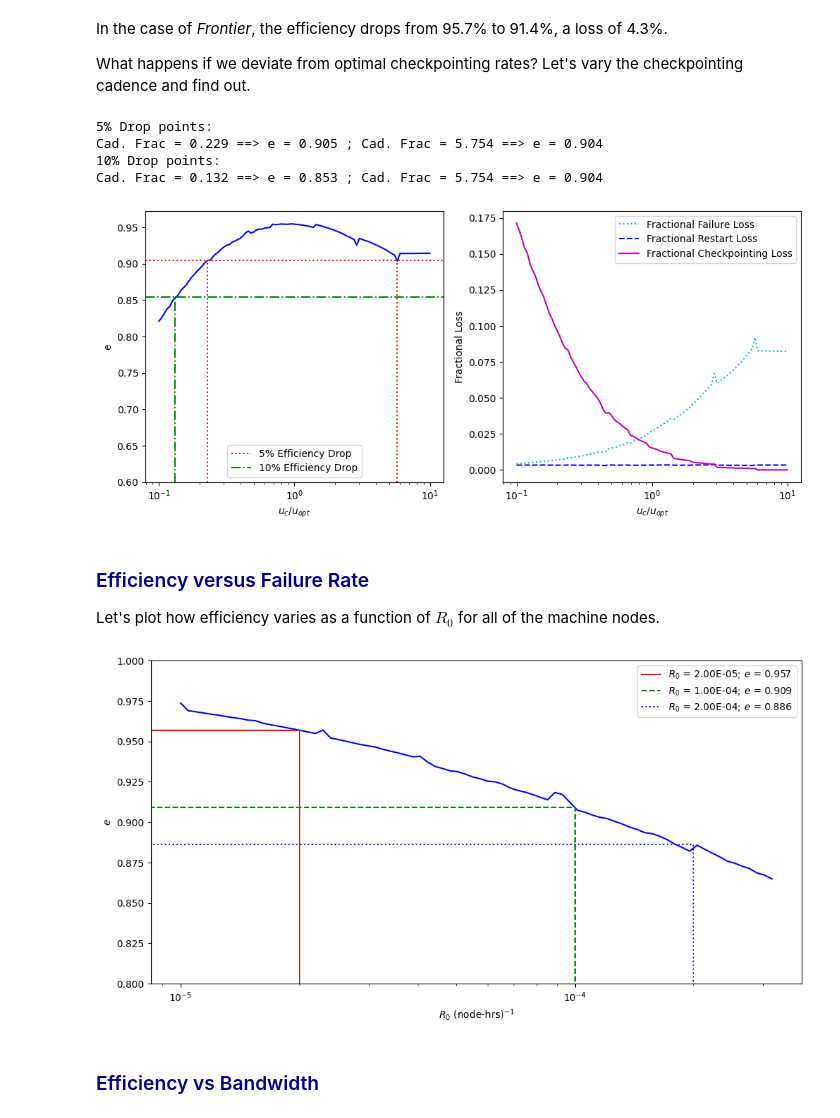
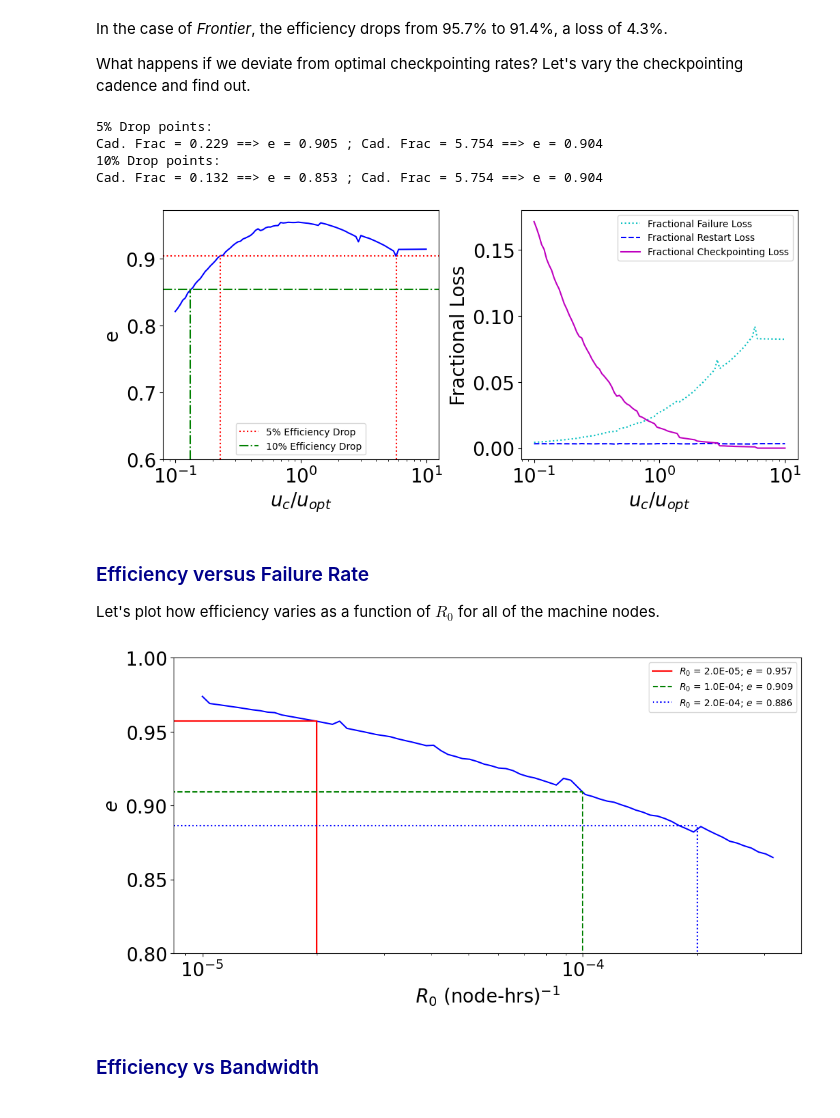
Before and after one commit to CarloGraziani/HPC_Computational_Efficiency, a Jupyter notebook: Machine_Efficiency_Analysis.ipynb, the cells around one changed output. Saved outputs shown, nothing was run; the diff lists cells and outputs as text; code cells hidden in the pictures.

```diff
--- a/Machine_Efficiency_Analysis.ipynb
+++ b/Machine_Efficiency_Analysis.ipynb
@@ -26,27 +26,35 @@ jobs = frontier_jobs.loc[:,["Node Count", "Actual Duration", "Requested Duration
 jobs = jobs.to_numpy().astype(np.float64)
 jobs[:,1:] = jobs[:,1:]/3600 # Hours, not seconds
 # %%
-fig, axs = plt.subplots(nrows=1, ncols=3, figsize=(15,4))
+fig, axs = plt.subplots(nrows=1, ncols=3, figsize=(18,5),
+                        gridspec_kw={"wspace":0.25, "bottom":0.15})
 ax = axs[0]
+fs=20
 bins = 10**(np.arange(18)*0.25)
 ax.hist(jobs[:,0], bins=bins, log=True)
 ax.set_xscale("log")
 # ax.set_xlim(xmin=9.0)
-ax.set_xlabel("Nodes")
-ax.set_ylabel("Frequency")
+ax.set_xlabel("Nodes", size=fs)
+ax.set_ylabel("Frequency", size=fs)
+ax.tick_params(labelsize=fs)
 
 ax = axs[1]
 bins = 10**((np.arange(8))*0.25)
 ax.hist(jobs[:,1], bins=bins, log=True)
 ax.set_xlim(xmin=0.5)
 ax.set_xscale("log")
-ax.set_xlabel("Duration (hrs)")
+ax.set_ylabel("Frequency", size=fs)
+ax.set_xlabel("Duration (hrs)", size=fs)
+ax.tick_params(labelsize=fs)
 
 ax = axs[2]
 ax.scatter(jobs[:,0], jobs[:,1])
 ax.set_ylim(ymin=0,ymax=25)
-ax.set_xlabel("Nodes")
-ax.set_ylabel("Job Duration (Hrs)")
+ax.set_xlabel("Nodes", size=fs)
+ax.set_ylabel("Job Duration (Hrs)", size=fs)
+ax.tick_params(labelsize=fs)
+
+plt.savefig("Frontier_jobs.png", format="png")
 
 plt.show()
 # %% [output]
@@ -378,7 +443,8 @@ print("10% Drop points:\n"+
       f"Cad. Frac = {f_10_lo:.3f} ==> e = {e_10_lo:.3f} ; Cad. Frac = {f_10_hi:.3f} ==> e = {e_10_hi:.3f}")
 
 
-fig, axs = plt.subplots(ncols=2, figsize=(12,5))
+fig, axs = plt.subplots(ncols=2, figsize=(12,5),
+                        gridspec_kw={"wspace":0.30, "bottom":0.15})
 ax = axs[0]
 ax.plot(cadence_frac_vals, e_vals, "b-")
 
@@ -387,38 +453,40 @@ ylo=0.6
 
 ax.axhline(emax-0.05, color="r", ls=":", label=r"5% Efficiency Drop")
 ax.plot([f_5_lo, f_5_lo], [ylo, e_5_lo], "r:")
 ax.plot([f_5_hi, f_5_hi], [ylo, e_5_hi], "r:")
 
 ax.axhline(emax-0.1, color="g", ls="-.", label=r"10% Efficiency Drop")
 ax.plot([f_10_lo, f_10_lo], [ylo, e_10_lo], "g-.")
 # ax.plot([f_10_hi, f_10_hi], [ylo, e_10_hi], "g-.")
 
 
 ax.set_ylim(ymin=ylo)
 
 ax.set_xscale("log")
-ax.set_xlabel("$u_c/u_{opt}$")
-ax.set_ylabel("e")
+ax.set_xlabel("$u_c/u_{opt}$", size=fs)
+ax.set_ylabel("e", size=fs)
+ax.tick_params(labelsize=fs)
 ax.legend()
 
 ax = axs[1]
 ax.plot(cadence_frac_vals, l_F_vals, "c:", label="Fractional Failure Loss")
 ax.plot(cadence_frac_vals, l_R_vals, "b--", label="Fractional Restart Loss")
 ax.plot(cadence_frac_vals, l_chk_vals, "m-", label="Fractional Checkpointing Loss")
 
 ax.set_xscale("log")
-ax.set_xlabel("$u_c/u_{opt}$")
-ax.set_ylabel("Fractional Loss")
+ax.set_xlabel("$u_c/u_{opt}$", size=fs)
+ax.set_ylabel("Fractional Loss", size=fs)
+ax.tick_params(labelsize=fs)
 ax.legend()
 
 plt.savefig("cadence_frac_sensitivity_v2.png", format="png")
 plt.show()
 # %% [output]
 5% Drop points:
 Cad. Frac = 0.229 ==> e = 0.905 ; Cad. Frac = 5.754 ==> e = 0.904
 10% Drop points:
 Cad. Frac = 0.132 ==> e = 0.853 ; Cad. Frac = 5.754 ==> e = 0.904
-[figure, old version]
+[figure, new version]
 # %% [markdown]
 ### <font color="darkblue"> Efficiency versus Failure Rate </font>
 
@@ -462,7 +530,7 @@ for R_0 in R_0_selected:
     e_selected.append(e)
 e_selected = np.array(e_selected)
 # %%
-fig, ax = plt.subplots(figsize=(12,6))
+fig, ax = plt.subplots(figsize=(12,6),gridspec_kw={"bottom":0.15})
 default_cycler = (cycler(color=['r', 'g', 'b', 'y','m']) +
                   cycler(linestyle=['-', '--', ':', '-.','-']))
 ax.set_prop_cycle(default_cycler)
@@ -471,14 +539,15 @@ ax.plot(R_0_vals, e_arr, "b-")
 
 for idx in range(len(e_selected)):
     ax.plot([0,R_0_selected[idx], R_0_selected[idx]], [e_selected[idx], e_selected[idx],0],
-            label="$R_0$" + f" = {R_0_selected[idx]:.2E}; "+"$e$" + f" = {e_selected[idx]:.3f}")
+            label="$R_0$" + f" = {R_0_selected[idx]:.1E}; "+"$e$" + f" = {e_selected[idx]:.3f}")
 
-ax.set_xlabel("$R_0$ (node-hrs)$^{-1}$")
+ax.set_xlabel("$R_0$ (node-hrs)$^{-1}$", size=fs)
 ax.set_xscale("log")
-ax.set_ylabel("$e$")
+ax.set_ylabel("$e$", size=fs)
 ax.set_ylim(ymin=0.8,ymax=1)
 # ax.set_xlim(xmin=0, xmax=5.5)
 # ax.set_title("MTBAI for 10,624 Nodes")
+ax.tick_params(labelsize=fs)
 
 ax.legend()
 
@@ -486,7 +555,7 @@ plt.savefig("e_vs_R0.png", format="png")
 
 plt.show()
 # %% [output]
-[figure, old version]
+[figure, new version]
 # %% [markdown]
 ### <font color="darkblue"> Efficiency vs Bandwidth
 # %%
```
Also changed, not shown: parts of 9 cells of this notebook, 2 other files.
